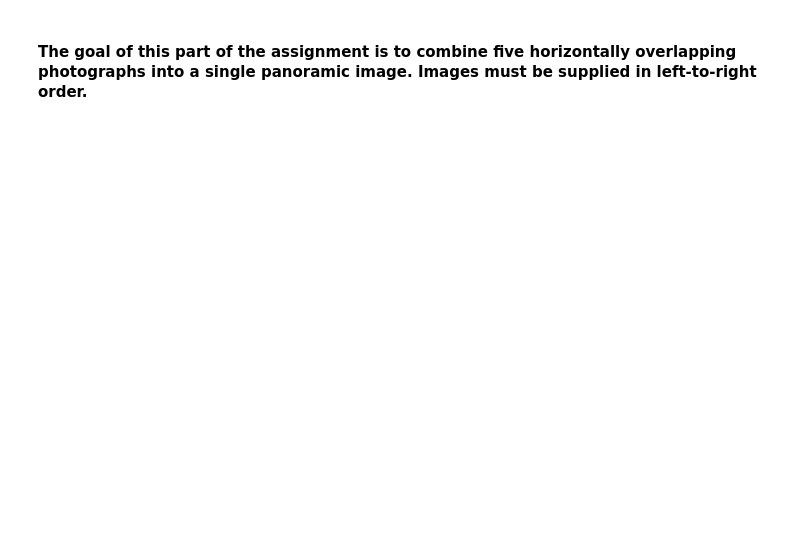
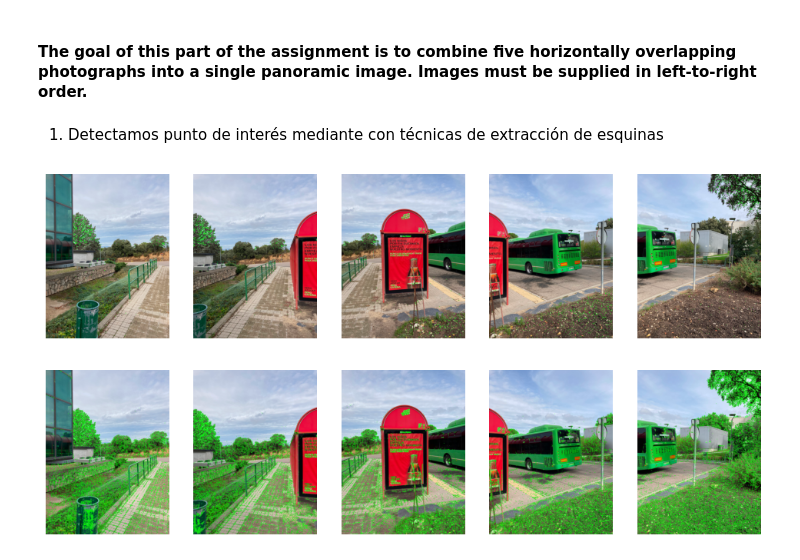
Before and after one commit to PabloTsang/trabajo_imagenes, a Jupyter notebook: ejercicio2/ejercicio2.ipynb, the cells around one changed output. Saved outputs shown, nothing was run; the diff lists cells and outputs as text; code cells hidden in the pictures; blank space fills up the shorter version.

Commit message:
keypoints esquinas

```diff
--- a/ejercicio2/ejercicio2.ipynb
+++ b/ejercicio2/ejercicio2.ipynb
@@ -9,12 +32,40 @@ draw_images(imgs)
 # %% [markdown]
 #### The goal of this part of the assignment is to combine five horizontally overlapping photographs into a single panoramic image. Images must be supplied in left-to-right order.
+# %% [markdown]
+1. Detectamos punto de interés mediante con técnicas de extracción de esquinas
 # %%
-### TODO
-# Draw key points
+import cv2
+import copy
+import numpy as np
+
+keypoints_harris = []
+keypoints_sift = []
+
+
+harris_detector = cv2.GFTTDetector_create()
+sift_detector = cv2.SIFT_create()
+
+for img in imgs:
+    gray = cv2.cvtColor(img, cv2.COLOR_RGB2GRAY)
+    kp_harris = harris_detector.detect(gray, None)
+    kp_sift = sift_detector.detect(gray, None)
+
+    keypoints_harris.append(kp_harris)
+    keypoints_sift.append(kp_sift)
+
 _imgs = copy.deepcopy(imgs)
 for idx in range(len(_imgs)):
-    cv2.drawKeypoints(_imgs[idx], keypoints[idx], _imgs[idx], (0, 255, 0), flags=cv2.DRAW_MATCHES_FLAGS_DEFAULT)
+    cv2.drawKeypoints(_imgs[idx], keypoints_harris[idx], _imgs[idx], (0, 255, 0), flags=cv2.DRAW_MATCHES_FLAGS_DEFAULT)
+
 draw_images(_imgs)
+
+for idx in range(len(_imgs)):
+    cv2.drawKeypoints(_imgs[idx], keypoints_sift[idx], _imgs[idx], (0, 255, 0), flags=cv2.DRAW_MATCHES_FLAGS_DEFAULT)
+
+draw_images(_imgs)
+# %% [output]
+[figure, added]
+[figure, added]
 # %%
 ### TODO
 # Draw all matches
```
Also changed, not shown: parts of 1 cell of this notebook.
